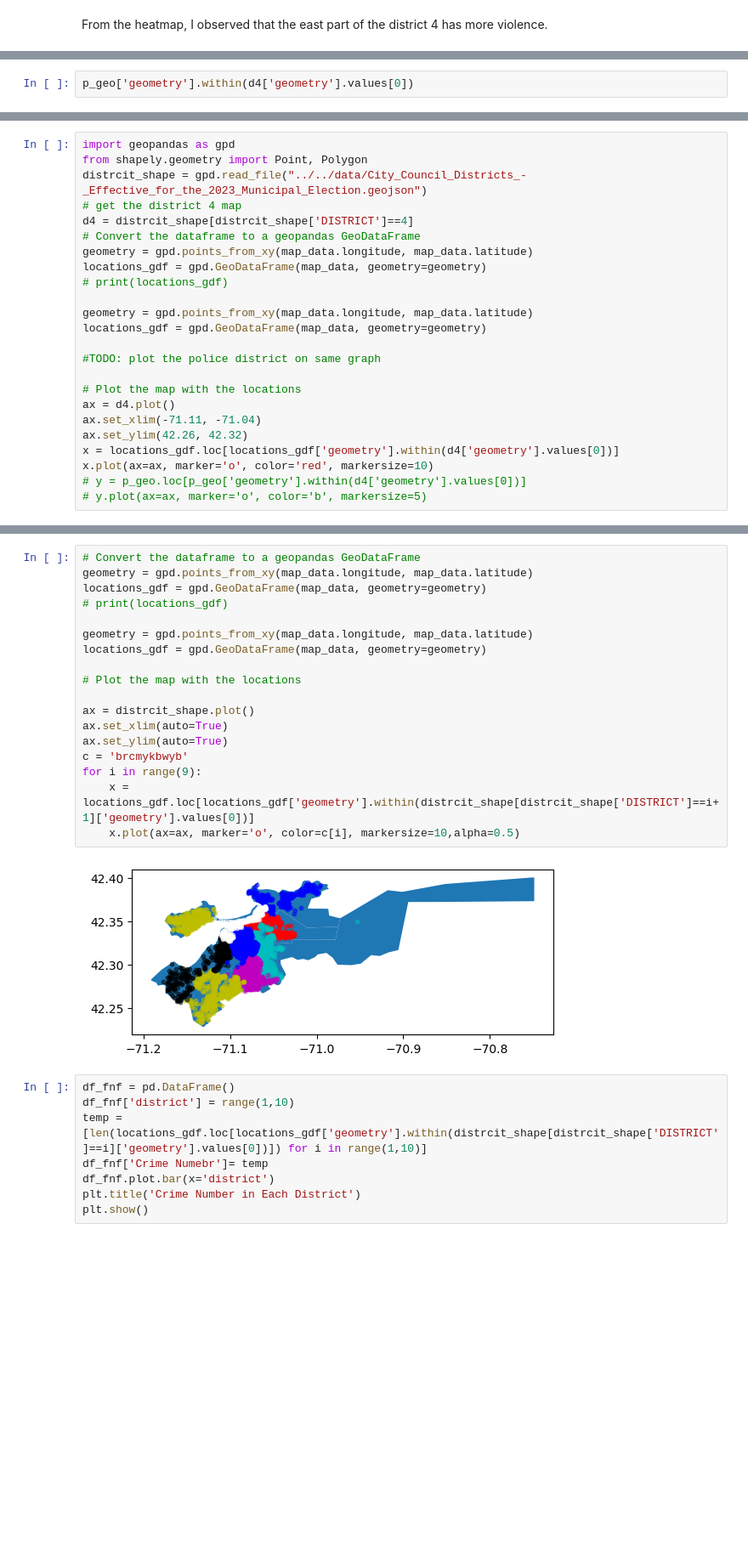
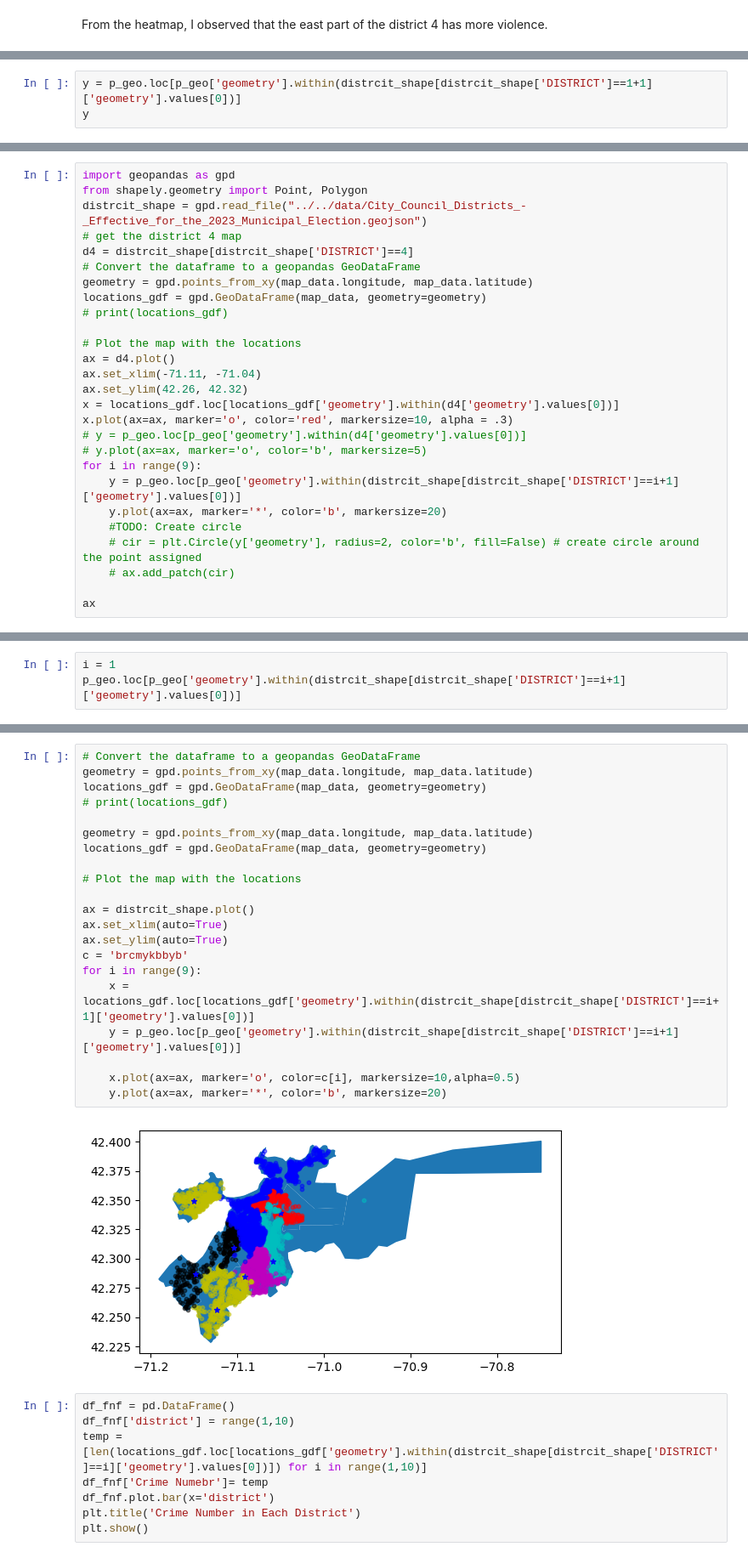
Before and after one commit to BU-Spark/ds-councilor-worrell-gun-violence, a Jupyter notebook: spring23-team-2/deliverables/deliverables 2/pattern-1.ipynb, the cells around one changed output, grey strips where cells are left out. Shown at 85% size. Saved outputs shown, nothing was run; the diff lists cells and outputs as text; blank space fills up the shorter version.

```diff
--- a/spring23-team-2/deliverables/deliverables 2/pattern-1.ipynb
+++ b/spring23-team-2/deliverables/deliverables 2/pattern-1.ipynb
@@ -175,3 +144,4 @@ locations_gdf
 # %%
-p_geo['geometry'].within(d4['geometry'].values[0])
+y = p_geo.loc[p_geo['geometry'].within(distrcit_shape[distrcit_shape['DISTRICT']==1+1]['geometry'].values[0])]
+y
 # %% [output]
@@ -199,18 +182,21 @@ geometry = gpd.points_from_xy(map_data.longitude, map_data.latitude)
 locations_gdf = gpd.GeoDataFrame(map_data, geometry=geometry)
 # print(locations_gdf)
 
-geometry = gpd.points_from_xy(map_data.longitude, map_data.latitude)
-locations_gdf = gpd.GeoDataFrame(map_data, geometry=geometry)
-
-#TODO: plot the police district on same graph
-
 # Plot the map with the locations
 ax = d4.plot()
 ax.set_xlim(-71.11, -71.04)
 ax.set_ylim(42.26, 42.32)
 x = locations_gdf.loc[locations_gdf['geometry'].within(d4['geometry'].values[0])]
-x.plot(ax=ax, marker='o', color='red', markersize=10)
+x.plot(ax=ax, marker='o', color='red', markersize=10, alpha = .3)
 # y = p_geo.loc[p_geo['geometry'].within(d4['geometry'].values[0])]
 # y.plot(ax=ax, marker='o', color='b', markersize=5)
+for i in range(9):
+    y = p_geo.loc[p_geo['geometry'].within(distrcit_shape[distrcit_shape['DISTRICT']==i+1]['geometry'].values[0])]
+    y.plot(ax=ax, marker='*', color='b', markersize=20)
+    #TODO: Create circle
+    # cir = plt.Circle(y['geometry'], radius=2, color='b', fill=False) # create circle around the point assigned
+    # ax.add_patch(cir)
+
+ax
 # %% [output]
 <AxesSubplot: >
@@ -220,0 +204,3 @@ ValueError: cannot convert float NaN to integer
+# %%
+i = 1
+p_geo.loc[p_geo['geometry'].within(distrcit_shape[distrcit_shape['DISTRICT']==i+1]['geometry'].values[0])]
@@ -221,23 +211,26 @@ ValueError: cannot convert float NaN to integer
 # %%
 # Convert the dataframe to a geopandas GeoDataFrame
 geometry = gpd.points_from_xy(map_data.longitude, map_data.latitude)
 locations_gdf = gpd.GeoDataFrame(map_data, geometry=geometry)
 # print(locations_gdf)
 
 geometry = gpd.points_from_xy(map_data.longitude, map_data.latitude)
 locations_gdf = gpd.GeoDataFrame(map_data, geometry=geometry)
 
 # Plot the map with the locations
 
 ax = distrcit_shape.plot()
 ax.set_xlim(auto=True)
 ax.set_ylim(auto=True)
-c = 'brcmykbwyb'
+c = 'brcmykbbyb'
 for i in range(9):
     x = locations_gdf.loc[locations_gdf['geometry'].within(distrcit_shape[distrcit_shape['DISTRICT']==i+1]['geometry'].values[0])]
+    y = p_geo.loc[p_geo['geometry'].within(distrcit_shape[distrcit_shape['DISTRICT']==i+1]['geometry'].values[0])]
+
     x.plot(ax=ax, marker='o', color=c[i], markersize=10,alpha=0.5)
+    y.plot(ax=ax, marker='*', color='b', markersize=20)
 # %% [output]
-[figure, old version]
+[figure, new version]
 # %%
 df_fnf = pd.DataFrame()
 df_fnf['district'] = range(1,10)
```
Also changed, not shown: parts of 7 cells of this notebook.
